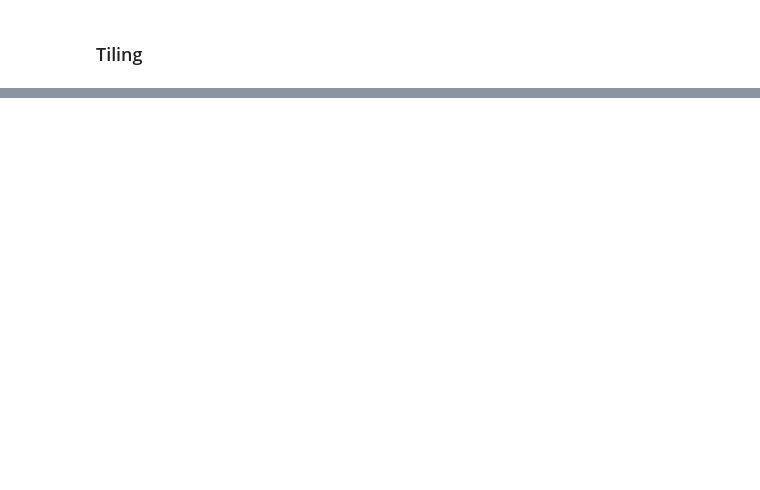
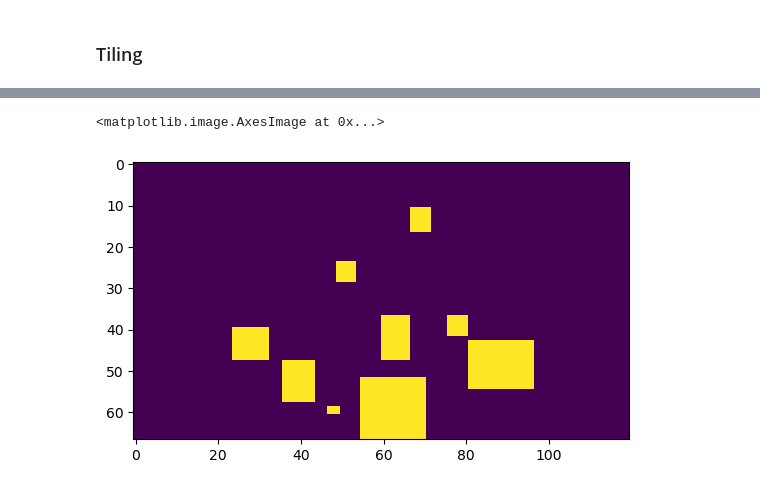
Before and after one commit to myasincifci/gaussian-splatting, a Jupyter notebook: notebooks/rendering_final.ipynb, the cells around one changed output, grey strips where cells are left out. Cells and saved outputs as stored; diff of their text form; code cells hidden in the pictures; blank space fills up the shorter version.

Commit message:
tiles work

```diff
--- a/notebooks/rendering_final.ipynb
+++ b/notebooks/rendering_final.ipynb
@@ -212,0 +212,6 @@ W, H
+# %%
+tile_size = 16
+# %%
+mask = torch.zeros((H//tile_size, W//tile_size), dtype=torch.long)
+# %%
+minmax = torch.cat(((rot_box.amin(dim=1) / tile_size).floor()[:,:,None], (rot_box.amax(dim=1) / tile_size).ceil()[:,:,None]), dim=2)
@@ -212,0 +236,11 @@ W, H
+# %%
+for g in minmax.to(torch.long):
+    x_min, x_max = g[0]
+    y_min, y_max = g[1]
+
+    mask[y_min:y_max, x_min:x_max] |= 1
+# %%
+plt.imshow(mask.flip(dims=[0]))
+# %% [output]
+<matplotlib.image.AxesImage at 0x...>
+[figure, added]
```
Also changed, not shown: parts of 8 cells of this notebook.
